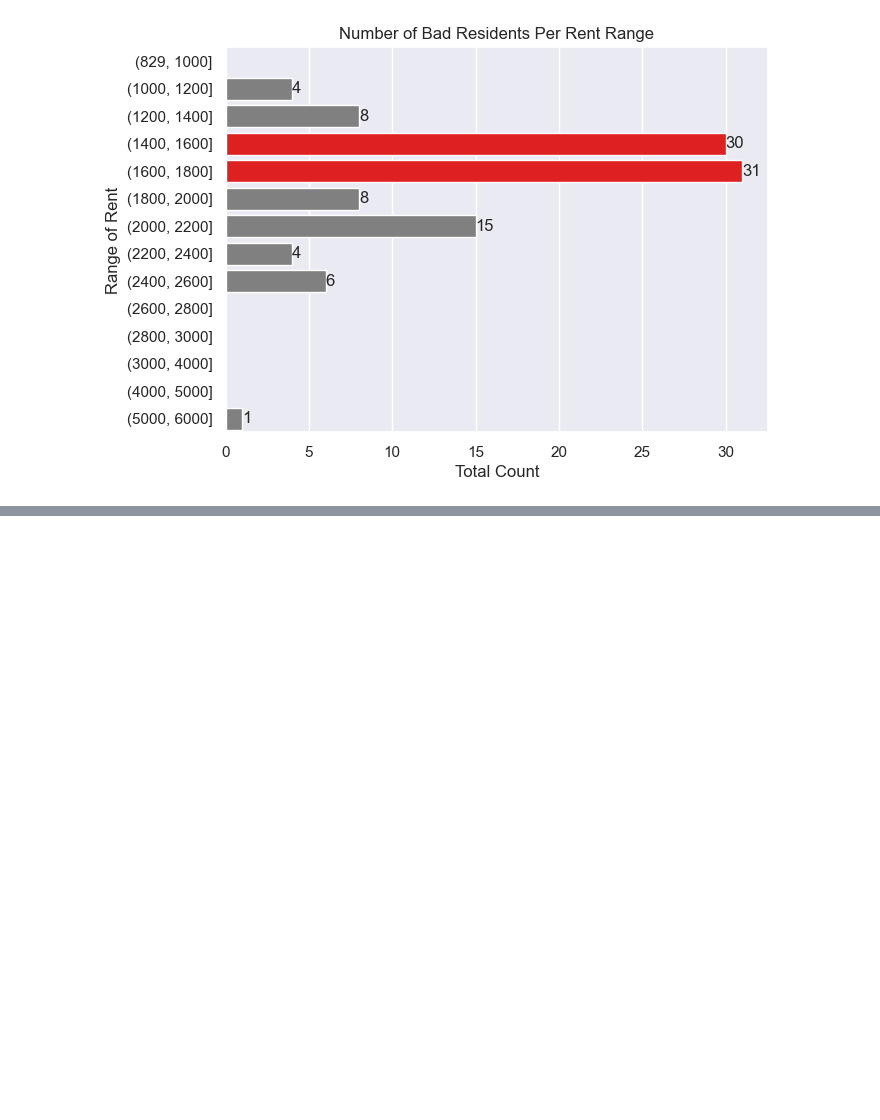
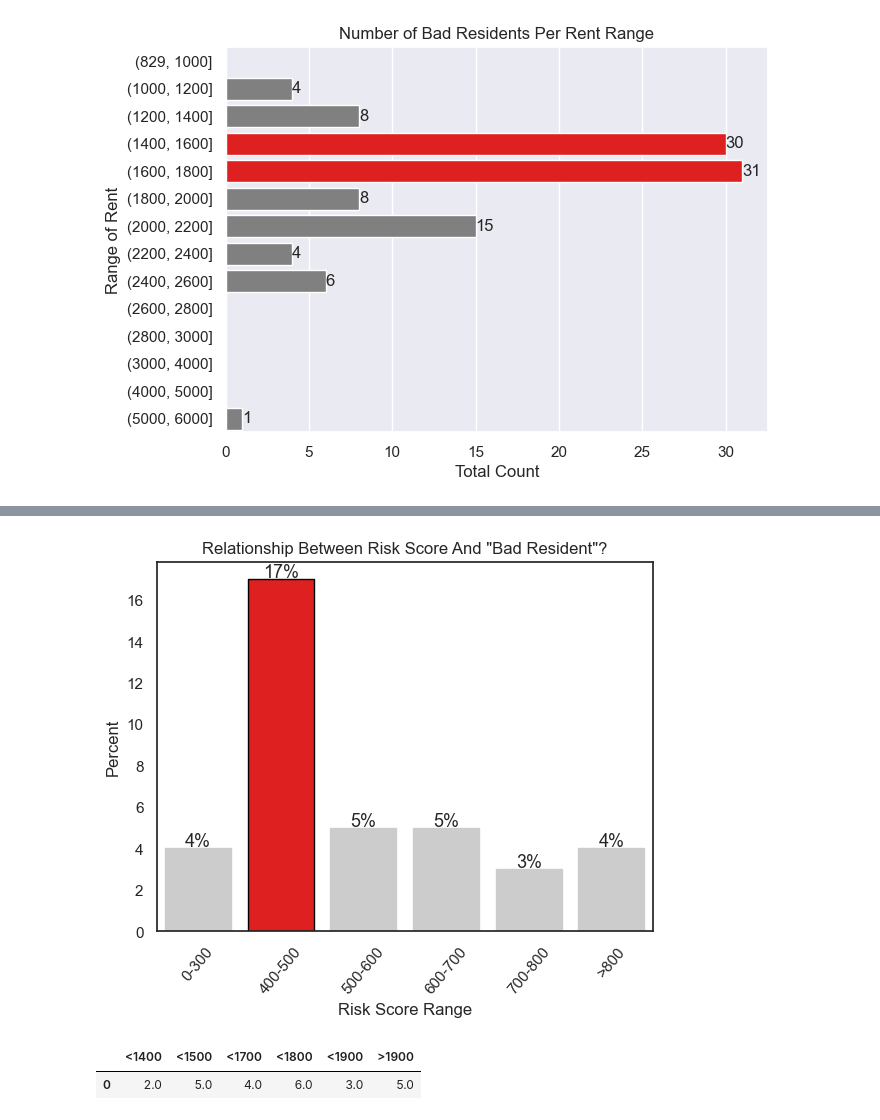
Before and after one commit to Project-DANE/DANE, a Jupyter notebook: e_workbook.ipynb, the cells around one changed output, grey strips where cells are left out. Saved outputs shown, nothing was run; the diff lists cells and outputs as text; code cells hidden in the pictures; blank space fills up the shorter version.

```diff
--- a/e_workbook.ipynb
+++ b/e_workbook.ipynb
@@ -512,3 +473,0 @@ len(train[(train.risk_score >800) & (train.risk_score < 100000000)]))
-# %%
-rs = pd.DataFrame(data = {'0-300': r1, '300-400': r2, '400-500': r3, '500-600': r4,
-                         '600-700': r5, '700-800': r6, '>800':r7}, index = [0])
@@ -638,0 +499,24 @@ edgecolor=['black','#cccccc', '#cccccc','#cccccc', '#cccccc', '#cccccc']
+# %%
+def risk_prop(train):
+    r1 = len(train[(train.risk_score < 301) & (train.bad_resident == 1)]) / len(train.risk_score[train.risk_score < 301])
+    r2 = len(train[(train.risk_score >300) & (train.risk_score < 401) & (train.bad_resident == 1)]) / len(train[(train.risk_score >300) & (train.risk_score < 401)])
+    r3 = (len(train[(train.risk_score >400) & (train.risk_score < 501) & (train.bad_resident == 1)]) /
+    len(train[(train.risk_score >400) & (train.risk_score < 501)]))
+    r4 = (len(train[(train.risk_score >500) & (train.risk_score < 601) & (train.bad_resident == 1)]) /
+    len(train[(train.risk_score >500) & (train.risk_score < 601)]))
+    r5 = (len(train[(train.risk_score >600) & (train.risk_score < 701) & (train.bad_resident == 1)]) /
+    len(train[(train.risk_score >600) & (train.risk_score < 701)]))
+    r6= (len(train[(train.risk_score >700) & (train.risk_score < 801) & (train.bad_resident == 1)]) /
+    len(train[(train.risk_score >700) & (train.risk_score < 801)]))
+    r7 = (len(train[(train.risk_score >800) & (train.risk_score < 100000000) & (train.bad_resident == 1)]) /
+    len(train[(train.risk_score >800) & (train.risk_score < 100000000)]))
+    rs = pd.DataFrame(data = {'0-300': r1, '400-500': r3, '500-600': r4,
+                         '600-700': r5, '700-800': r6, '>800':r7}, index = [0])
+    rs = rs.round(2) * 100
+    return rs
+# %%
+rt= risk_prop(train)
+# %%
+risk_score(rt)
+# %% [output]
+[figure, added]
@@ -638,0 +561,5 @@ edgecolor=['black','#cccccc', '#cccccc','#cccccc', '#cccccc', '#cccccc']
+# %%
+rent_prop(train)
+# %% [output]
+|  | <1400 | <1500 | <1700 | <1800 | <1900 | >1900 |
+| 0 | 2.0 | 5.0 | 4.0 | 6.0 | 3.0 | 5.0 |
```
Also changed, not shown: parts of 51 cells of this notebook.
